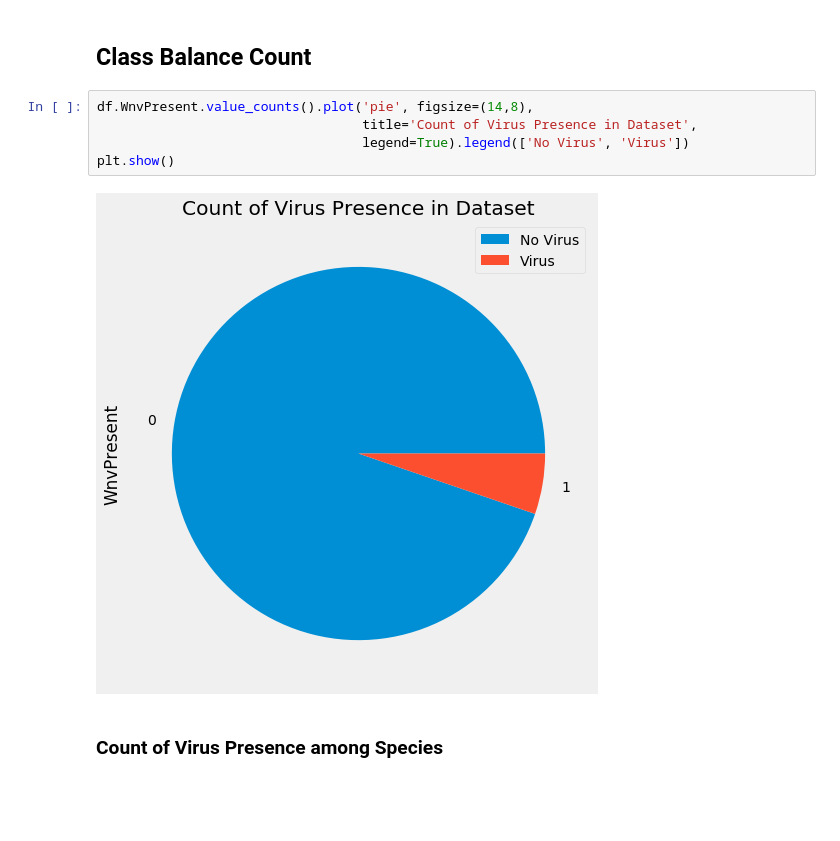
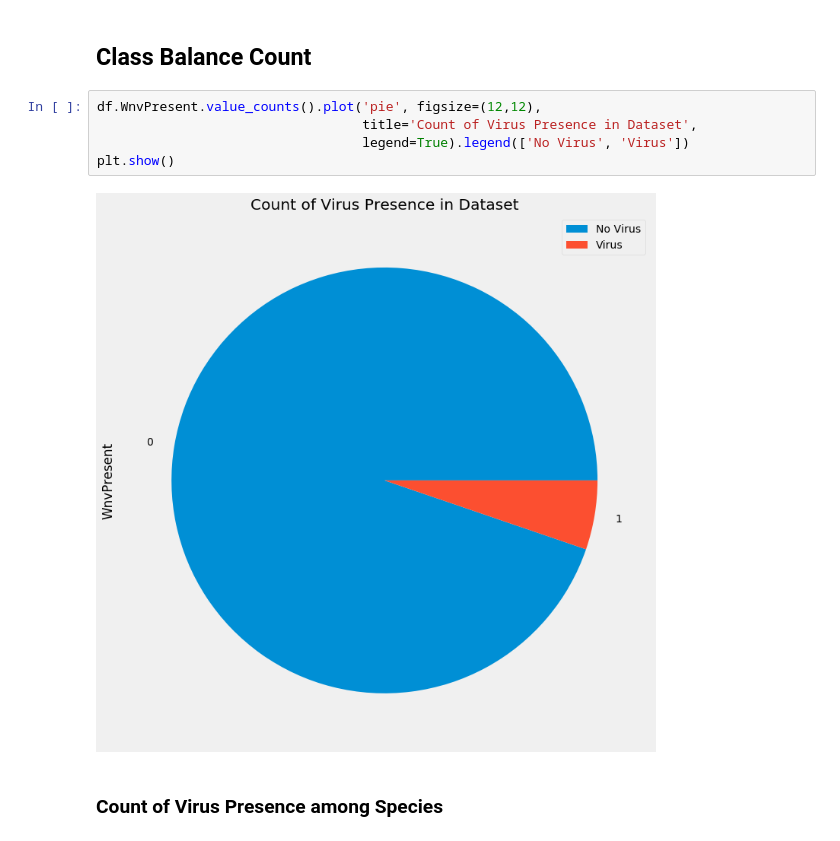
Before and after one commit to marcosan93/West-Nile-Virus-Kaggle, a Jupyter notebook: West-Nile-Data/Data-Exploration-Visualization.ipynb, the cells around one changed output. Cells and saved outputs as stored; diff of their text form; blank space fills up the shorter version.

Commit message:
added more exploration and visualizations

```diff
--- a/West-Nile-Data/Data-Exploration-Visualization.ipynb
+++ b/West-Nile-Data/Data-Exploration-Visualization.ipynb
@@ -86,12 +88,12 @@ plt.show()
 # %% [markdown]
 ## Class Balance Count
 # %%
-df.WnvPresent.value_counts().plot('pie', figsize=(14,8),
+df.WnvPresent.value_counts().plot('pie', figsize=(12,12),
                                   title='Count of Virus Presence in Dataset',
                                   legend=True).legend(['No Virus', 'Virus'])
 plt.show()
 # %% [output]
-[figure, old version]
+[figure, new version]
 # %% [markdown]
 ### Count of Virus Presence among Species
 # %%
```
Also changed, not shown: parts of 3 cells of this notebook.
